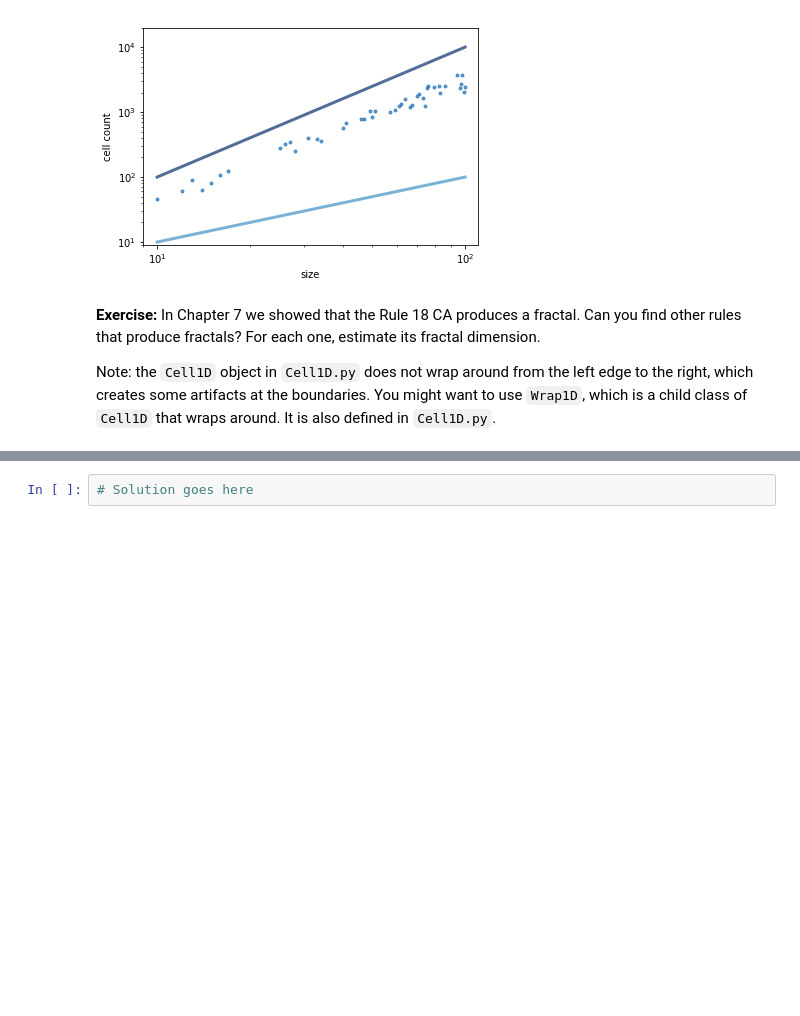
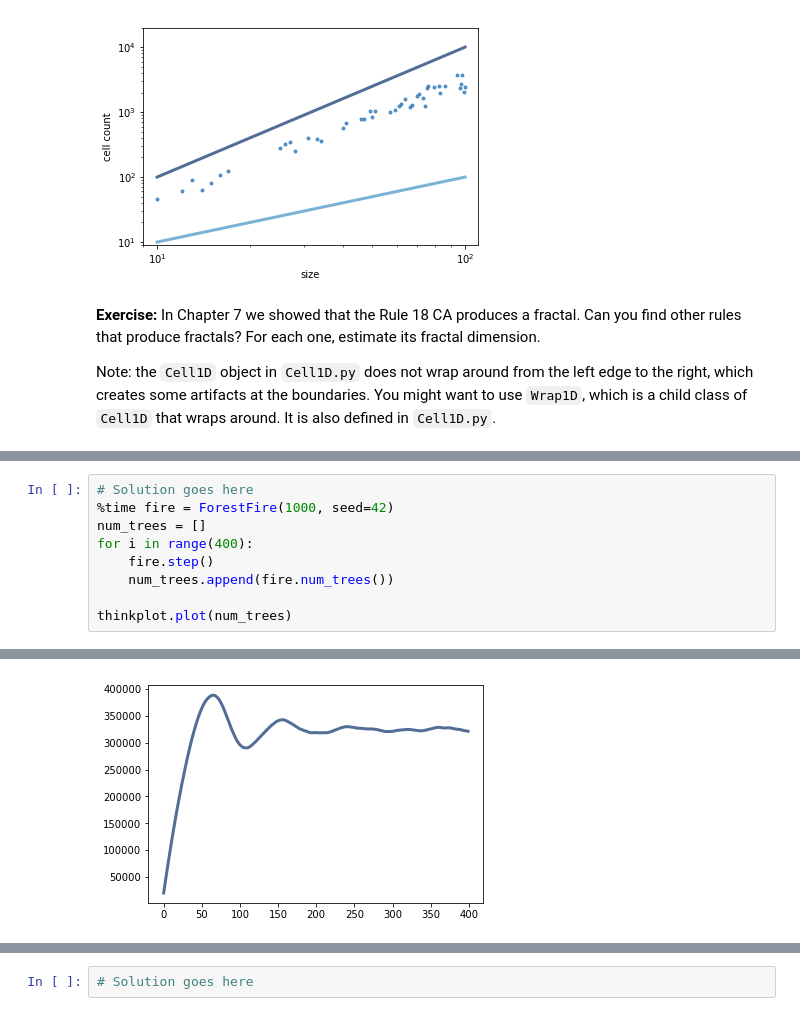
Before and after one commit to mightydeveloper/ThinkComplexity2, a Jupyter notebook: code/chap07mine.ipynb, the cells around one changed output, grey strips where cells are left out. Cells and saved outputs as stored; diff of their text form; blank space fills up the shorter version.

```diff
--- a/code/chap07mine.ipynb
+++ b/code/chap07mine.ipynb
@@ -748,0 +910,10 @@ Note: the `Cell1D` object in `Cell1D.py` does not wrap around from the left edge
+# %%
+# Solution goes here
+%time fire = ForestFire(1000, seed=42)
+num_trees = []
+for i in range(400):
+    fire.step()
+    num_trees.append(fire.num_trees())
+
+thinkplot.plot(num_trees)
+# %% [output]
@@ -748,0 +922 @@ Note: the `Cell1D` object in `Cell1D.py` does not wrap around from the left edge
+[figure, added]
```
Also changed, not shown: parts of 32 cells of this notebook.
